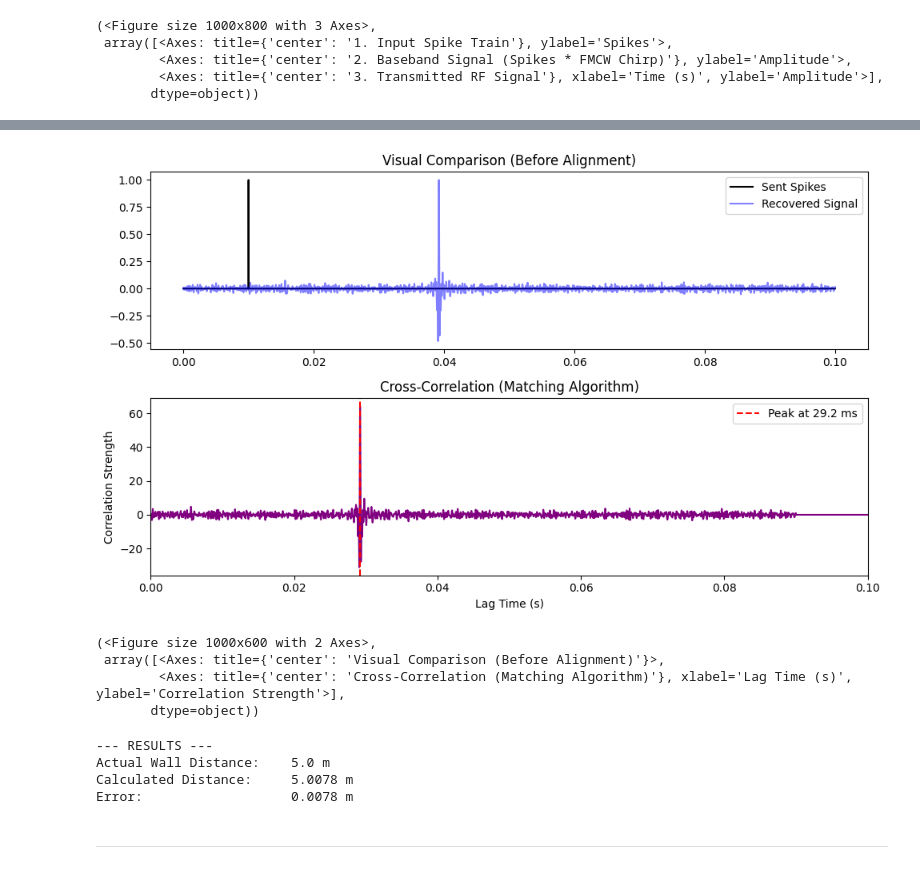
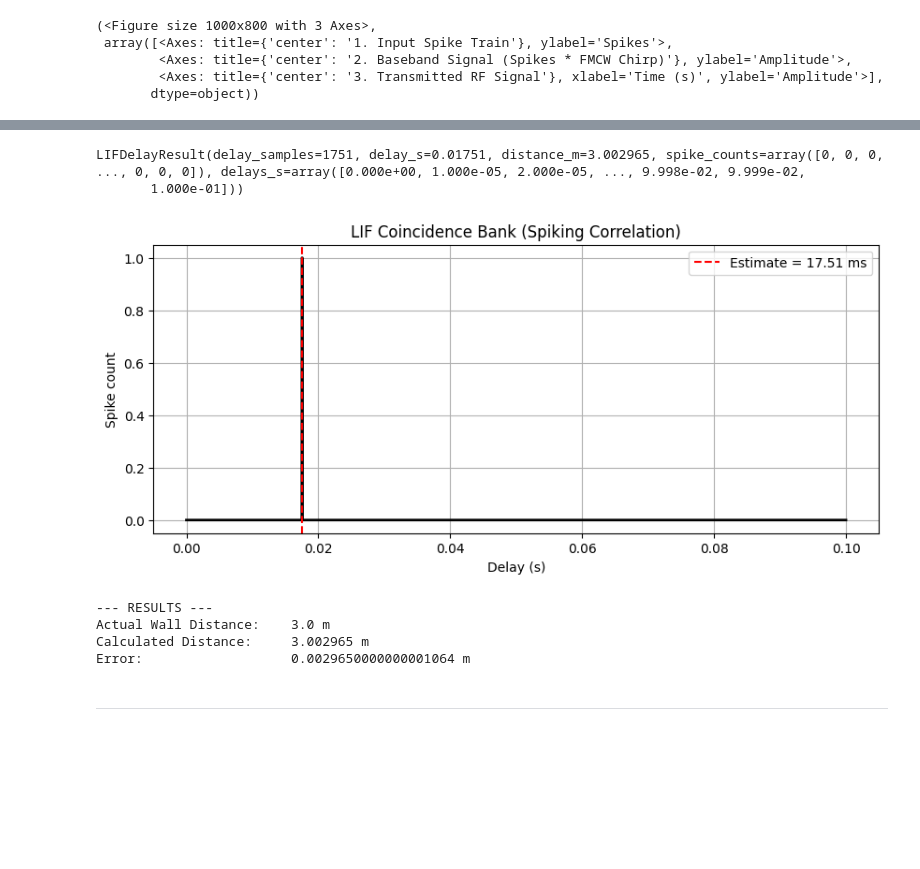
Before and after one commit to jackhenry02/Radar_SNN_2, a Jupyter notebook: notebooks/Delay_neuron_echo.ipynb, the cells around one changed output, grey strips where cells are left out. Cells and saved outputs as stored; diff of their text form; code cells hidden in the pictures; blank space fills up the shorter version.

```diff
--- a/notebooks/Delay_neuron_echo.ipynb
+++ b/notebooks/Delay_neuron_echo.ipynb
@@ -36,12 +39,23 @@ model_config = SpikingRadarConfig(
     threshold=0.5,
     lowpass_cutoff_hz=20_000.0,
 )
-objects = ObjectsConfig(object_location_1D = 5.0)
+objects = ObjectsConfig(object_location_1D = 3.0)
+
+
+tau_ms = 5/model_config.fs_hz # 5 samples
 
 transmitter = SingleSpikeTransmitter(model_config)
 environment = SpikingRadarChannel_1D(model_config, physics_config, objects)
 receiver = SpikingRadarReceiver_1D(model_config)
-processing_model = SpikingRadarCorrelator(model_config, physics_config)
+processing_model = SpikingLIFDelayEstimator(
+    model_config,
+    physics_config,
+    max_delay_s=0.1,        # search window
+    tau_m_s=tau_ms,          # coincidence window (~5 samples)
+    w_tx=1.0,
+    w_rx=1.0,
+    v_th=1.5,
+)
 # %%
 # transmitter
 
@@ -82,31 +104,28 @@ receiver.plot(tx.time_s, tx.tx_signal, rx)
 # %%
 # Processing unit
 
-correlation, lags = processing_model.correlate(recovered_signal, tx.spikes)
-distance_est, delay_s = processing_model.estimate_distance(correlation, lags)
+result = processing_model.estimate(
+    tx.spikes,
+    rx.recovered_spikes,
+)
+print(result)
 
-processing_model.plot(
-        tx.time_s,
-        tx.spikes,
-        recovered_signal,
-        correlation,
-        lags,
-        delay_s,
-    )
+processing_model.plot(result)
+
+distance_est = result.distance_m
+delay_s = result.delay_s
 # %% [output]
+LIFDelayResult(delay_samples=1751, delay_s=0.01751, distance_m=3.002965, spike_counts=array([0, 0, 0, ..., 0, 0, 0]), delays_s=array([0.000e+00, 1.000e-05, 2.000e-05, ..., 9.998e-02, 9.999e-02,
+       1.000e-01]))
-[figure, old version]
+[figure, new version]
-(<Figure size 1000x600 with 2 Axes>,
- array([<Axes: title={'center': 'Visual Comparison (Before Alignment)'}>,
-        <Axes: title={'center': 'Cross-Correlation (Matching Algorithm)'}, xlabel='Lag Time (s)', ylabel='Correlation Strength'>],
-       dtype=object))
 # %%
 # Output
 
 results = SpikingRadarResult_1D(
     distance_m=distance_est,
     delay_s=delay_s,
-    correlation=correlation,
-    lag_s=lags / model_config.fs_hz,
+    correlation=result.spike_counts,
+    lag_s=result.delays_s,
     tx=tx,
     rx=rx,
     objects=objects
@@ -115,8 +134,8 @@ results = SpikingRadarResult_1D(
 results.print_results()
 # %% [output]
 --- RESULTS ---
-Actual Wall Distance:    5.0 m
-Calculated Distance:     5.0078 m
-Error:                   0.0078 m
+Actual Wall Distance:    3.0 m
+Calculated Distance:     3.002965 m
+Error:                   0.0029650000000001064 m
 # %% [markdown]
 -----
```
Also changed, not shown: parts of 5 cells of this notebook, 3 other files.
